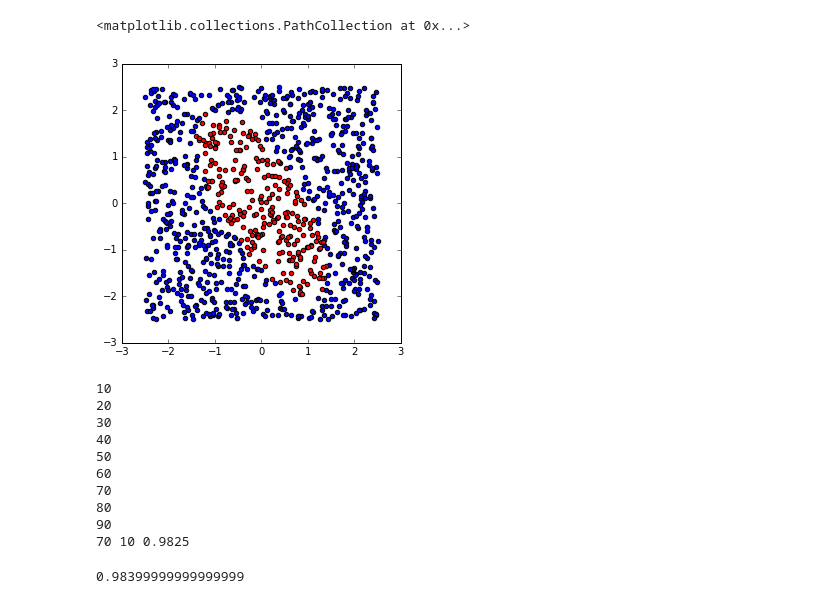
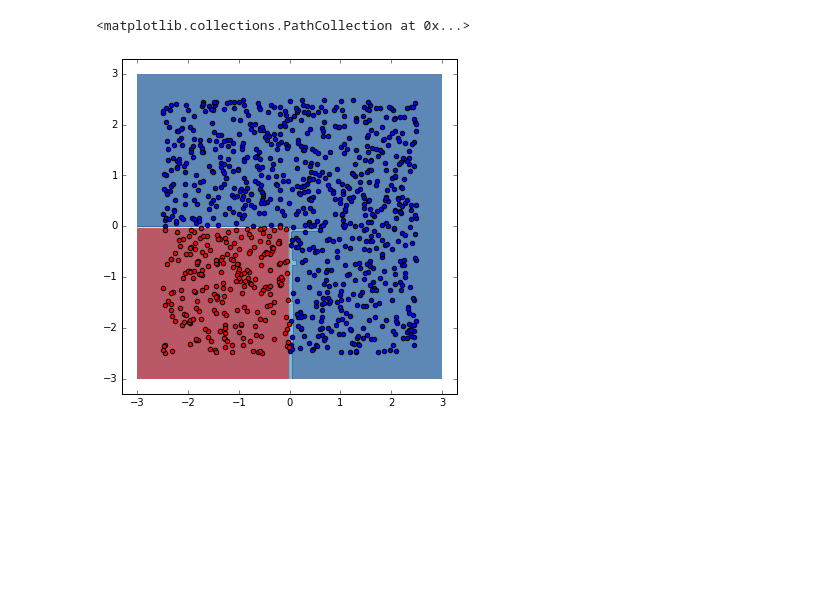
Before and after one commit to SoNicKKK/ML, a Jupyter notebook: classifiers.ipynb, the cells around one changed output. Drawn from its saved outputs; the diff is of its cells as text; code cells hidden in the pictures; blank space fills up the shorter version.

```diff
--- a/classifiers.ipynb
+++ b/classifiers.ipynb
@@ -8,9 +8,9 @@ x = 5 * (np.random.rand(1000) - 0.5)
 y = 5 * (np.random.rand(1000) - 0.5)
 z = []
 for i in range(1000):
-    #if (x[i] < 0) & (y[i] < 0):
+    if (x[i] < 0) & (y[i] < 0):
     #if (x[i] ** 2 + y[i] ** 2 < 5):
-    if (x[i] ** 2 + x[i] * y[i] + 0.5 * y[i] ** 2 < 1):
+    #if (x[i] ** 2 + x[i] * y[i] * np.exp(x[i]) < .5):
         z.append(0)
     else:
         z.append(1)
@@ -28,7 +104,9 @@ df.head()
 # %%
-plt.figure(figsize=(5, 5))
+plt.figure(figsize=(6, 6))
+Z = exam.res.reshape(xx.shape)
+plt.contourf(xx, yy, Z, cmap=cm, alpha=.7)
 plt.scatter(df[df.z == 1].x, df[df.z == 1].y, c='b')
 plt.scatter(df[df.z == 0].x, df[df.z == 0].y, c='r')
 # %% [output]
 <matplotlib.collections.PathCollection at 0x...>
-[figure, old version]
+[figure, new version]
@@ -38,39 +112,0 @@ from sklearn import cross_validation
-# %%
-ns = np.arange(10, 100, 10)
-ds = np.arange(5, 20, 5)
-est = []
-nmax, dmax = 0, 0
-m = 0
-for n in ns:
-    print(n)
-    for d in ds:
-        clf = RandomForestClassifier(n_estimators=n, max_depth=d)
-        X_train, X_test, y_train, y_test = cross_validation.train_test_split(df[['x', 'y']], df.z, test_size=0.4)
-        clf.fit(X_train, y_train)
-        score = clf.score(X_test, y_test)
-        #print(n, d, score)
-        #est.append(clf.score(X_test, y_test))
-        #if n % 10 == 0: print(n)
-        if score > m:
-            nmax, dmax, m = n, d, score
-
-#plt.plot(ns, est)
-print(nmax, dmax, m)
-# %% [output]
-10
-20
-30
-40
-50
-60
-70
-80
-90
-70 10 0.9825
-# %%
-clf = RandomForestClassifier(n_estimators=nmax, max_depth=dmax)
-X_train, X_test, y_train, y_test = cross_validation.train_test_split(df[['x', 'y']], df.z, test_size=0.25)
-clf.fit(X_train, y_train)
-clf.score(X_test, y_test)
-# %% [output]
-0.98399999999999999
```
Also changed, not shown: parts of 11 cells of this notebook, 11 other files.
